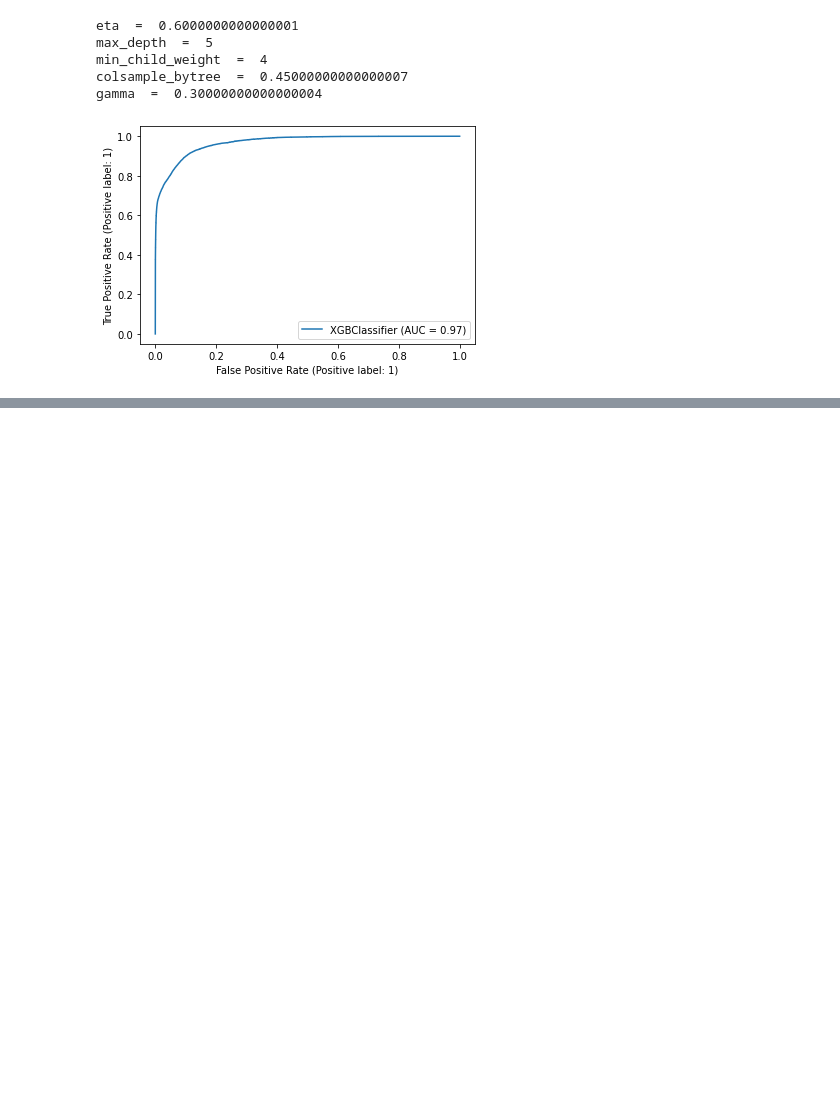
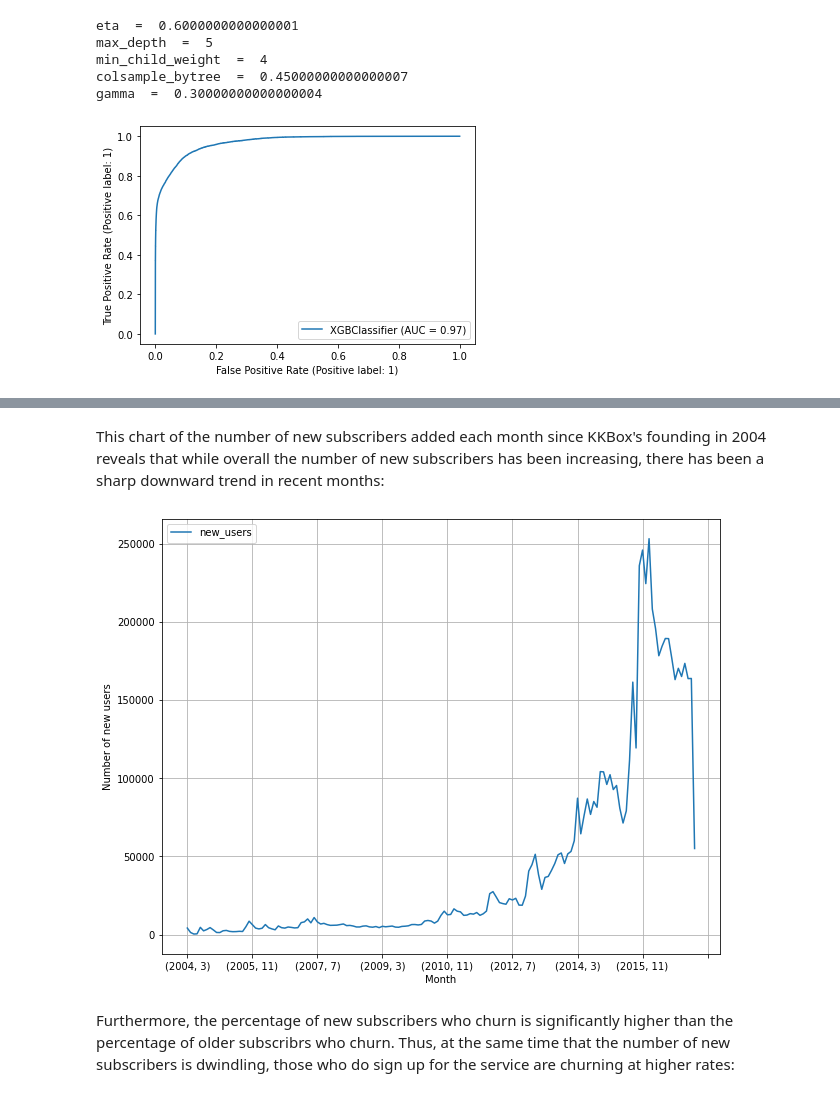
Before and after one commit to bmensah/springboard, a Jupyter notebook: capstone2/churn_analysis/capstone2_notebooks/Capstone2_Modeling.ipynb, the cells around one changed output, grey strips where cells are left out. Cells and saved outputs as stored; diff of their text form; code cells hidden in the pictures; blank space fills up the shorter version.

```diff
--- a/capstone2/churn_analysis/capstone2_notebooks/Capstone2_Modeling.ipynb
+++ b/capstone2/churn_analysis/capstone2_notebooks/Capstone2_Modeling.ipynb
@@ -131,0 +173,29 @@ Bayesian optimization results in a model with slightly better metrics, so we wil
+# %% [markdown]
+This chart of the number of new subscribers added each month since KKBox's founding in 2004 reveals that while overall the number of new subscribers has been increasing, there has been a sharp downward trend in recent months:
+# %%
+# Read in members_v3.csv file
+members_df = pd.read_csv("../data/raw/members_v3.csv")
+
+# Find the number of new subscribers who registered each month
+members_df["registration_init_time"] = pd.to_datetime(members_df["registration_init_time"], format="%Y%m%d")
+monthly_new_users = {}
+for year in range(2004, 2017+1):
+    for month in range(1, 12+1):
+        num_new_users = sum((members_df["registration_init_time"].dt.year==year) & \
+                         (members_df["registration_init_time"].dt.month==month))
+        monthly_new_users[(year,month)] = num_new_users
+
+# Graph the number of new users added each month
+new_users_df = pd.DataFrame.from_dict(monthly_new_users, orient="index", columns=["new_users"])
+
+# drop months at the extremities that have no data, as well as our current month
+new_users_df = new_users_df[new_users_df.new_users>0].drop((2017,3))
+
+new_users_df.plot(figsize=(10,8),grid=True)
+plt.xlabel("Month")
+plt.ylabel("Number of new users")
+plt.show();
+# %% [output]
+[figure, added]
+# %% [markdown]
+Furthermore, the percentage of new subscribers who churn is significantly higher than the percentage of older subscribrs who churn. Thus, at the same time that the number of new subscribers is dwindling, those who do sign up for the service are churning at higher rates:
```
Also changed, not shown: parts of 35 cells of this notebook.
